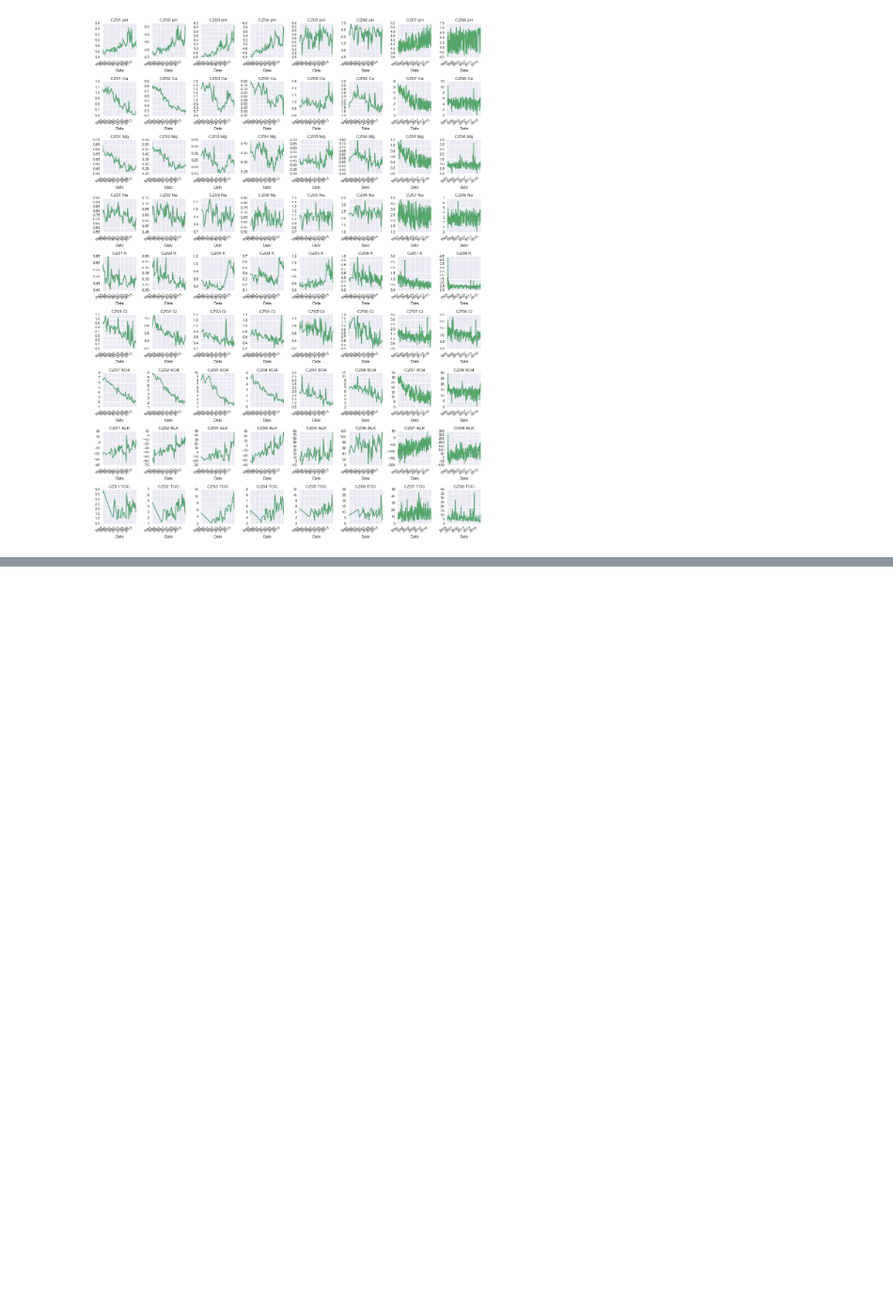
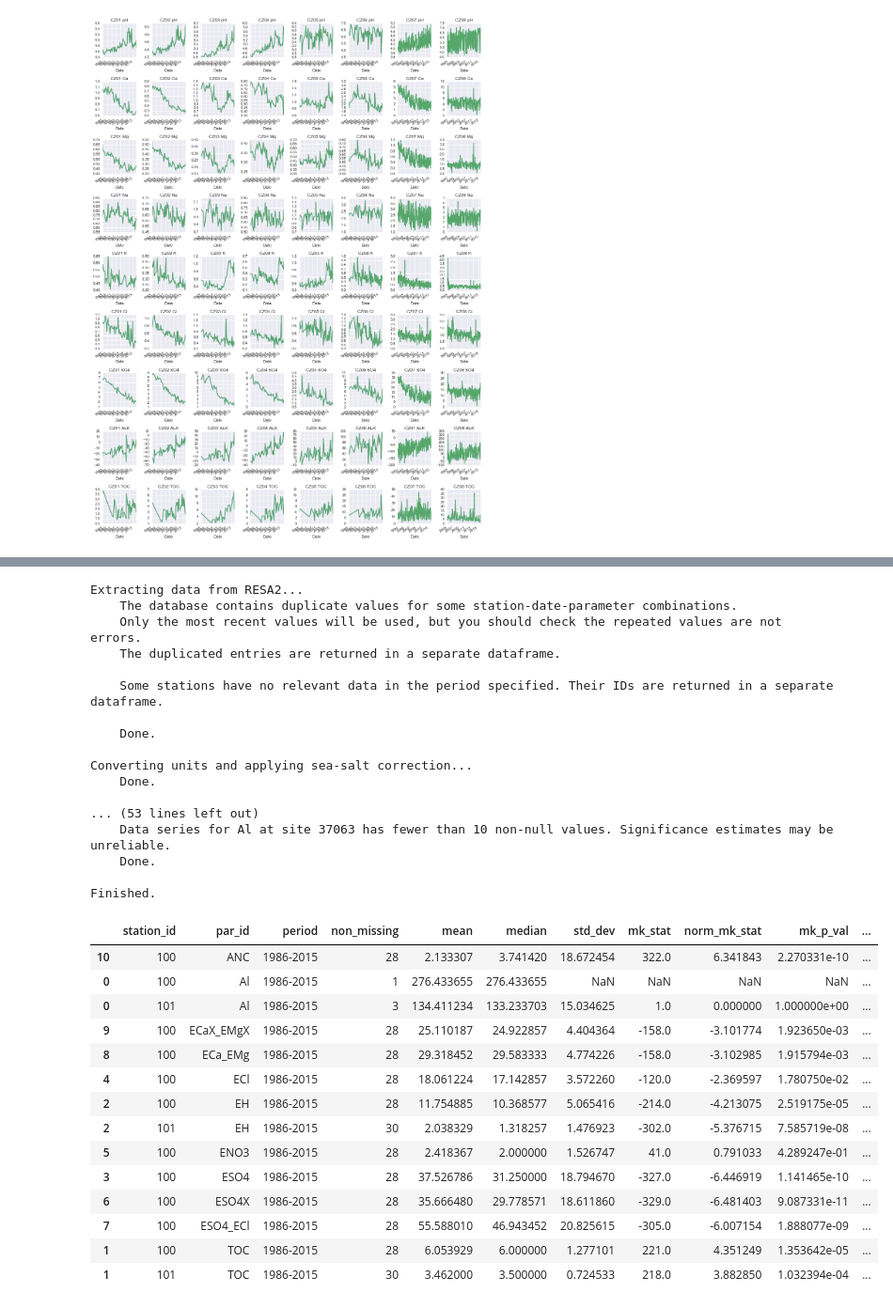
Before and after one commit to JamesSample/icpw, a Jupyter notebook: toc_trends_oct_2016.ipynb, the cells around one changed output, grey strips where cells are left out. Shown at 94% size. Drawn from its saved outputs; the diff is of its cells as text; code cells hidden in the pictures; blank space fills up the shorter version.

Commit message:
Updating trends code

```diff
--- a/toc_trends_oct_2016.ipynb
+++ b/toc_trends_oct_2016.ipynb
@@ -397,0 +492,74 @@ My previous [trends notebook](http://nbviewer.jupyter.org/github/JamesSample/icp
+# %%
+# User input
+# Specify projects of interest
+proj_list = ['ICPW_TOCTRENDS_2015_CA_ATL',
+             'ICPW_TOCTRENDS_2015_CA_DO',
+             'ICPW_TOCTRENDS_2015_CA_ICPW',
+             'ICPW_TOCTRENDS_2015_CA_NF',
+             'ICPW_TOCTRENDS_2015_CA_QU',
+             'ICPW_TOCTRENDS_2015_CZ',
+             'ICPW_TOCTRENDS_2015_Cz2',
+             'ICPW_TOCTRENDS_2015_FI',
+             'ICPW_TOCTRENDS_2015_NO',
+             'ICPW_TOCTRENDS_2015_SE',
+             'ICPW_TOCTRENDS_2015_UK',
+             'ICPW_TOCTRENDS_2015_US_LTM',
+             'ICPWaters Ca']
+
+# Output paths
+plot_fold = (r'C:\Data\James_Work\Staff\Heleen_d_W\ICP_Waters\TOC_Trends_Analysis_2015'
+             r'\Results\Trends_Plots')
+res_csv = (r'C:\Data\James_Work\Staff\Heleen_d_W\ICP_Waters\TOC_Trends_Analysis_2015'
+           r'\Results\res.csv')
+dup_csv = (r'C:\Data\James_Work\Staff\Heleen_d_W\ICP_Waters\TOC_Trends_Analysis_2015'
+           r'\Results\dup.csv')
+nd_csv = (r'C:\Data\James_Work\Staff\Heleen_d_W\ICP_Waters\TOC_Trends_Analysis_2015'
+          r'\Results\nd.csv')
+# %%
+# Run analysis
+res_df, dup_df, nd_df = resa2_trends.run_trend_analysis(proj_list, engine,
+                                                        st_yr=None, end_yr=None,
+                                                        plot=True, fold=plot_fold)
+
+# Delete mk_std_dev col as not relevant here
+del res_df['mk_std_dev']
+
+# Write output
+res_df.to_csv(res_csv, index=False)
+dup_df.to_csv(dup_csv, index=False)
+nd_df.to_csv(nd_csv, index=False)
+
+res_df.head(14).sort_values(by='par_id')
+# %% [output]
+Extracting data from RESA2...
+    The database contains duplicate values for some station-date-parameter combinations.
+    Only the most recent values will be used, but you should check the repeated values are not errors.
+    The duplicated entries are returned in a separate dataframe.
+
+    Some stations have no relevant data in the period specified. Their IDs are returned in a separate dataframe.
+
+    Done.
+
+Converting units and applying sea-salt correction...
+    Done.
+
+... (53 lines left out)
+    Data series for Al at site 37063 has fewer than 10 non-null values. Significance estimates may be unreliable.
+    Done.
+
+Finished.
+|  | station_id | par_id | period | non_missing | mean | median | std_dev | mk_stat | norm_mk_stat | mk_p_val | ... |
+| 10 | 100 | ANC | 1986-2015 | 28 | 2.133307 | 3.741420 | 18.672454 | 322.0 | 6.341843 | 2.270331e-10 | ... |
+| 0 | 100 | Al | 1986-2015 | 1 | 276.433655 | 276.433655 | NaN | NaN | NaN | NaN | ... |
+| 0 | 101 | Al | 1986-2015 | 3 | 134.411234 | 133.233703 | 15.034625 | 1.0 | 0.000000 | 1.000000e+00 | ... |
+| 9 | 100 | ECaX_EMgX | 1986-2015 | 28 | 25.110187 | 24.922857 | 4.404364 | -158.0 | -3.101774 | 1.923650e-03 | ... |
+| 8 | 100 | ECa_EMg | 1986-2015 | 28 | 29.318452 | 29.583333 | 4.774226 | -158.0 | -3.102985 | 1.915794e-03 | ... |
+| 4 | 100 | ECl | 1986-2015 | 28 | 18.061224 | 17.142857 | 3.572260 | -120.0 | -2.369597 | 1.780750e-02 | ... |
+| 2 | 100 | EH | 1986-2015 | 28 | 11.754885 | 10.368577 | 5.065416 | -214.0 | -4.213075 | 2.519175e-05 | ... |
+| 2 | 101 | EH | 1986-2015 | 30 | 2.038329 | 1.318257 | 1.476923 | -302.0 | -5.376715 | 7.585719e-08 | ... |
+| 5 | 100 | ENO3 | 1986-2015 | 28 | 2.418367 | 2.000000 | 1.526747 | 41.0 | 0.791033 | 4.289247e-01 | ... |
+| 3 | 100 | ESO4 | 1986-2015 | 28 | 37.526786 | 31.250000 | 18.794670 | -327.0 | -6.446919 | 1.141465e-10 | ... |
+| 6 | 100 | ESO4X | 1986-2015 | 28 | 35.666480 | 29.778571 | 18.611860 | -329.0 | -6.481403 | 9.087331e-11 | ... |
+| 7 | 100 | ESO4_ECl | 1986-2015 | 28 | 55.588010 | 46.943452 | 20.825615 | -305.0 | -6.007154 | 1.888077e-09 | ... |
+| 1 | 100 | TOC | 1986-2015 | 28 | 6.053929 | 6.000000 | 1.277101 | 221.0 | 4.351249 | 1.353642e-05 | ... |
+| 1 | 101 | TOC | 1986-2015 | 30 | 3.462000 | 3.500000 | 0.724533 | 218.0 | 3.882850 | 1.032394e-04 | ... |
```
Also changed, not shown: parts of 5 cells of this notebook, 2 other files.
